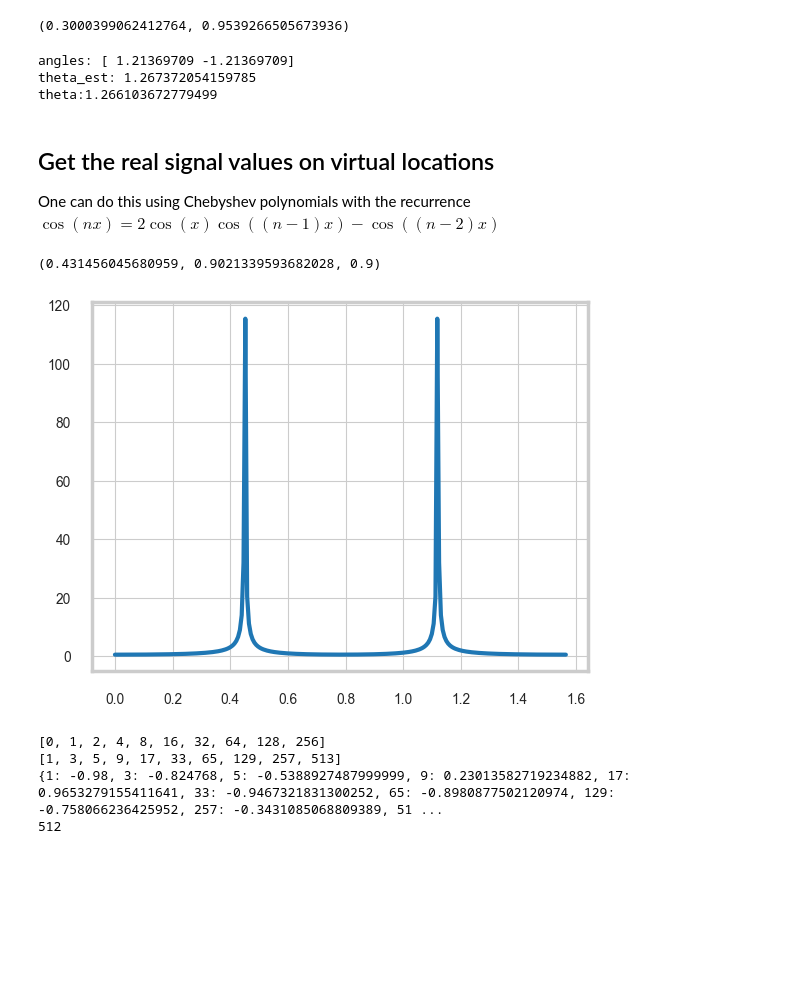
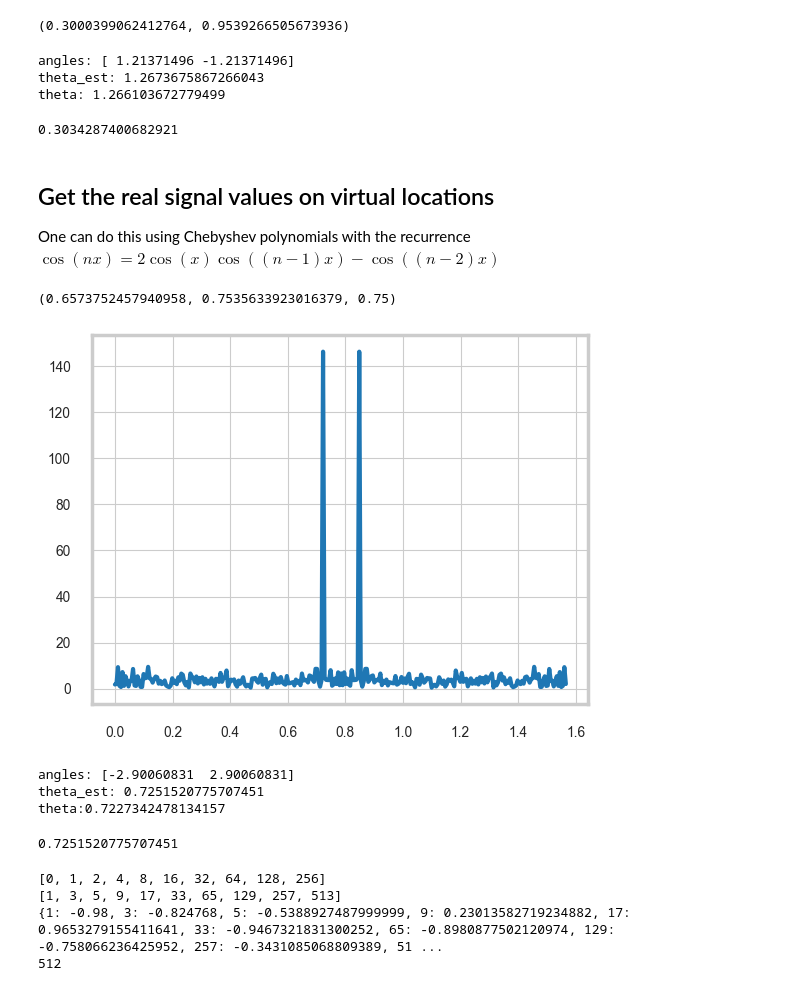
Before and after one commit to unitaryfund/csAE, a Jupyter notebook: real_valued_signal.ipynb, the cells around one changed output. Cells and saved outputs as stored; diff of their text form; code cells hidden in the pictures; blank space fills up the shorter version.

Commit message:
ESPIRIT seems to work for a cosine signal when the estimates of the signal is given on a linear array

```diff
--- a/real_valued_signal.ipynb
+++ b/real_valued_signal.ipynb
@@ -48,7 +48,7 @@ def estimate_signal(depths, n_samples, theta, eta=0.0):
             # Compute f(n) - Eq. 3
             fi_estimate = np.exp(1.0j*theta_estimated)
             # fi_estimate = 2*p0_estimate - 1 + 1.0j*np.sqrt(1-(2*p0_estimate - 1)**2)
-            # fi_estimate = 2*p0_estimate - 1
+            fi_estimate = 2*p0_estimate - 1
 
             signals[i] = np.real(fi_estimate)
         # self.cos_signal = cos_signal
@@ -65,10 +65,15 @@ Also use ESPIRIT to find the peaks.
 a=0.3
 theta = np.arccos(a)
 
+theta1 = np.pi/2
+theta2 = np.pi/4
+
 depths = [i for i in range(1000)]
-n_samples = [depths[-1] - d//2 for d in depths]
+n_samples = [100 for d in depths]
+
 R = estimate_signal(depths, n_samples, theta)
 
+# R = [np.exp(2*1j*theta1*d)+np.exp(2*1j*theta2*d) for d in depths]
 
 fft = np.abs(np.fft.fft(R))
 
@@ -97,11 +102,13 @@ espirit = ESPIRIT()
 theta_est, angle = espirit.estimate_theta_toeplitz(R)
 print(f'angles: {angle}')
 print(f'theta_est: {theta_est}')
-print(f'theta:{theta}')
+print(f'theta: {theta}')
+np.sum(np.abs(angle))/8
 # %% [output]
-angles: [ 1.21369709 -1.21369709]
-theta_est: 1.267372054159785
-theta:1.266103672779499
+angles: [ 1.21371496 -1.21371496]
+theta_est: 1.2673675867266043
+theta: 1.266103672779499
+0.3034287400682921
 # %% [markdown]
 ## Get the real signal values on virtual locations
 One can do this using Chebyshev polynomials with the recurrence $\cos(nx) = 2\cos(x)\cos((n-1)x) - \cos((n-2)x)$
@@ -117,42 +124,55 @@ def get_cheb_vals(n_max, w):
 def get_cosine_values(n_max, w):
     R = np.zeros(n_max)
     for n in range(n_max):
-        R[n] = np.cos((2*n+1)*w) + 1.0j*np.sqrt(1 - np.cos((2*n+1)*w)**2)
+        R[n] = np.cos((2*n+1)*w)# + 1.0j*np.sqrt(1 - np.cos((2*n+1)*w)**2)
     return R
 
 # For reproducibility
 # np.random.seed(8)
 
 # theta = 0.5
 # w = 2*theta
 # a = np.cos(theta)
 
-a = 0.9
+a = 0.75
 theta = np.arccos(a)
 w = 2*theta
 
-d_max = 250
+d_max = 300
 
 depths = [i for i in range(d_max)]
 # n_samples = [(d_max - d)//2 + 1 for d in depths]
-n_samples = [100 for _ in depths]
+n_samples = [10 for _ in depths]
 
-# R = estimate_signal(depths, n_samples, theta)
-R = get_cheb_vals(d_max, w)
+R = estimate_signal(depths, n_samples, theta)
+# R = get_cheb_vals(d_max, w)
 # R = get_cosine_values(d_max, w)
 
 fft = np.abs(np.fft.fft(R))
 
 amax = np.argmax(fft[1:len(fft)//2])
 
 xaxis = [i*np.pi/(2*len(fft)) for i in range(len(fft))]
 
 plt.plot(xaxis, fft)
 
 np.cos(np.pi*(len(fft)-amax)/(2*len(fft))) , np.cos(np.pi*(amax)/(2*len(fft))), np.cos(w/2)
 # %% [output]
-(0.431456045680959, 0.9021339593682028, 0.9)
+(0.6573752457940958, 0.7535633923016379, 0.75)
-[figure, old version]
+[figure, new version]
+# %%
+espirit = ESPIRIT()
+
+theta_est, angle = espirit.estimate_theta_toeplitz(R)
+print(f'angles: {angle}')
+print(f'theta_est: {theta_est}')
+print(f'theta:{theta}')
+np.sum(np.abs(angle))/8
+# %% [output]
+angles: [-2.90060831  2.90060831]
+theta_est: 0.7251520775707451
+theta:0.7227342478134157
+0.7251520775707451
 # %%
 a = 0.1
 theta = np.arccos(a)
```
Also changed, not shown: parts of 3 cells of this notebook.
